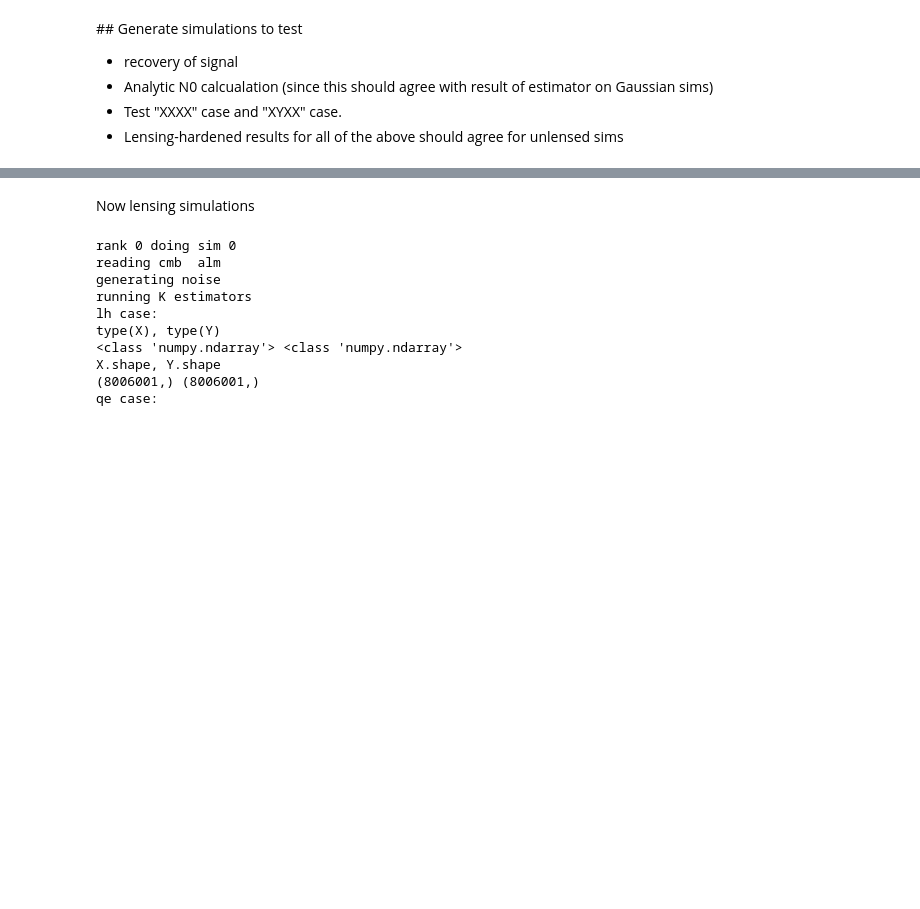
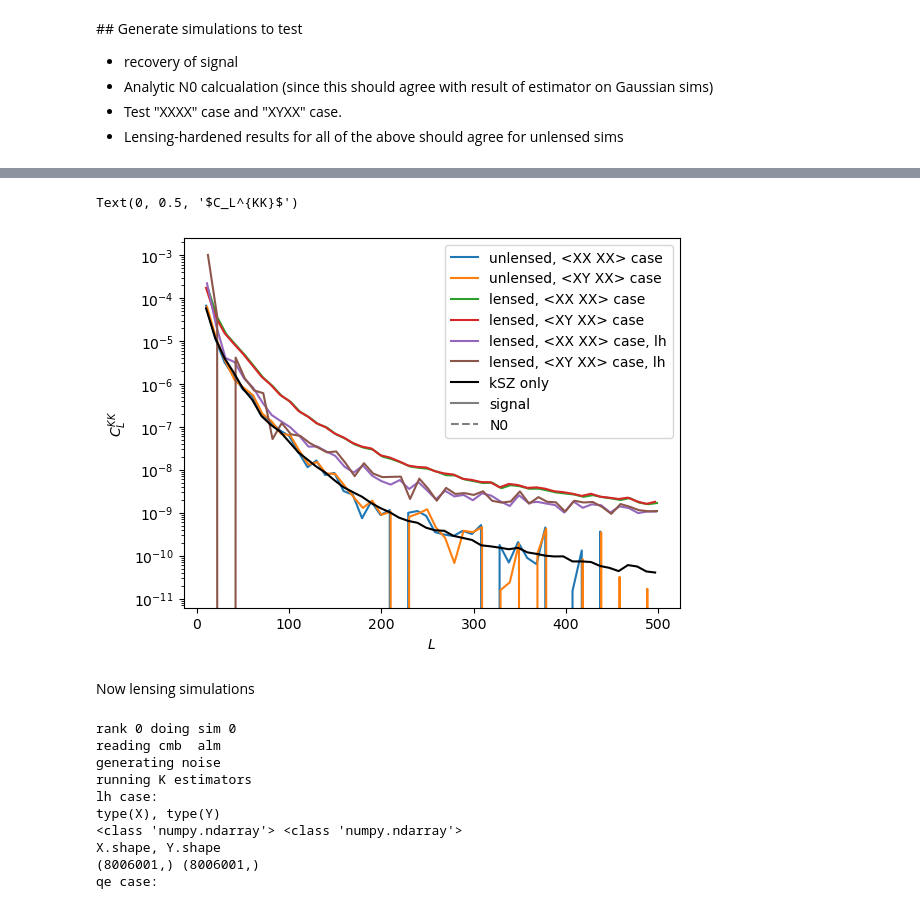
Before and after one commit to simonsobs/ksz4, a Jupyter notebook: examples/test_bias-hardening.ipynb, the cells around one changed output, grey strips where cells are left out. Drawn from its saved outputs; the diff is of its cells as text; code cells hidden in the pictures; blank space fills up the shorter version.

```diff
--- a/examples/test_bias-hardening.ipynb
+++ b/examples/test_bias-hardening.ipynb
@@ -371,3 +453,47 @@ for key in cl_dict:
+# %%
+%matplotlib inline
+
+fig,ax=plt.subplots()
+
+#get CLKKs
+cl_KK_lensed_XX = cl_dict["KK_lensed_XX"].mean(axis=0)  -  binner(normal_setup["N0_K"])
+cl_KK_lensed_XYXX = cl_dict["KK_lensed_XYXX"].mean(axis=0) - binner(abcd_setup_XYXX["N0_ABCD_K"])
+cl_KK_lensed_XX_lh = cl_dict["KK_lensed_XX_lh"].mean(axis=0)  -  binner(normal_setup["N0_K_lh"])
+cl_KK_lensed_XYXX_lh = cl_dict["KK_lensed_XYXX_lh"].mean(axis=0) - binner(abcd_setup_XYXX["N0_ABCD_K_lh"])
+
+#unlensed
+cl_KK_unlensed_XX = cl_dict["KK_unlensed_XX"].mean(axis=0)  -  binner(normal_setup["N0_K"])
+cl_KK_unlensed_XYXX = cl_dict["KK_unlensed_XYXX"].mean(axis=0) - binner(abcd_setup_XYXX["N0_ABCD_K"])
+cl_KK_unlensed_XX_lh = cl_dict["KK_unlensed_XX_lh"].mean(axis=0)  -  binner(normal_setup["N0_K_lh"])
+cl_KK_unlensed_XYXX_lh = cl_dict["KK_unlensed_XYXX_lh"].mean(axis=0) - binner(abcd_setup_XYXX["N0_ABCD_K_lh"])
+
+
+cl_KK_kszonly = cl_KK_XX_kszonly - binner(N0_XX_kszonly)
+
+ax.plot(binner.bin_mids, cl_KK_unlensed_XX, label="unlensed, <XX XX> case", color="C0")
+#ax.plot(binner.bin_mids, binner(normal_setup["N0_K"]), '--', color="C0")
+ax.plot(1+binner.bin_mids, cl_KK_unlensed_XYXX, '-', label="unlensed, <XY XX> case", color="C1")
+#ax.plot(1+binner.bin_mids, binner(abcd_setup_XX["N0_ABCD_K"]), '--', color="C1")
+ax.plot(2+binner.bin_mids, cl_KK_lensed_XX, label="lensed, <XX XX> case", color="C2")
+#ax.plot(binner.bin_mids, binner(abcd_setup_XYXX["N0_ABCD_K"]), '--', color="C2")
+ax.plot(binner.bin_mids, cl_KK_lensed_XYXX, label="lensed, <XY XX> case", color="C3")
+#ax.plot(binner.bin_mids, binner(normal_setup["N0_K"]), '--', color="C0")
+ax.plot(1+binner.bin_mids, cl_KK_lensed_XX_lh, '-', label="lensed, <XX XX> case, lh", color="C4")
+#ax.plot(1+binner.bin_mids, binner(abcd_setup_XX["N0_ABCD_K"]), '--', color="C1")
+ax.plot(2+binner.bin_mids, cl_KK_lensed_XYXX_lh, label="lensed, <XY XX> case, lh", color="C5")
+#ax.plot(binner.bin_mids, binner(abcd_setup_XYXX["N0_ABCD_K"]), '--', color="C2")
+ax.plot(binner.bin_mids, cl_KK_kszonly, label="kSZ only", color="k")
+ax.plot([],[],"k-", alpha=0.5, label="signal")
+ax.plot([],[],"k--",alpha=0.5, label="N0")
+
+ax.legend()
+
+ax.set_yscale('log')
+ax.set_xlabel(r"$L$")
+ax.set_ylabel(r"$C_L^{KK}$")
+# %% [output]
+Text(0, 0.5, '$C_L^{KK}$')
+[figure, added]
 # %% [markdown]
 Now lensing simulations
 # %%
```
Also changed, not shown: parts of 13 cells of this notebook.
